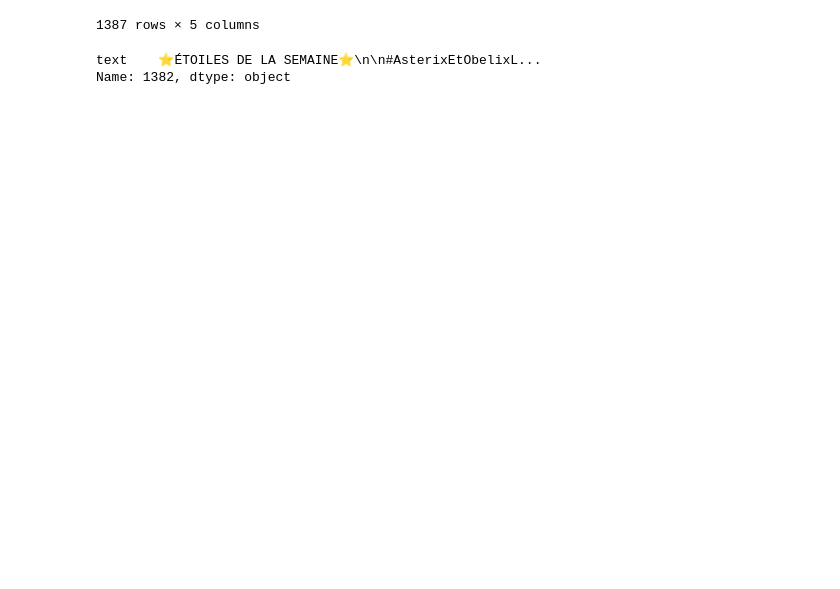
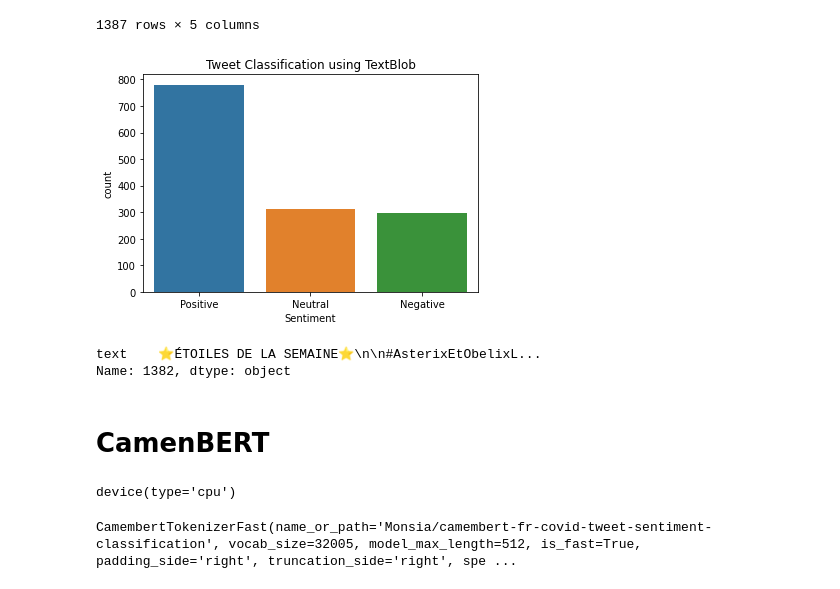
Before and after one commit to AlexisReve/Text_mining-Project, a Jupyter notebook: processing.ipynb, the cells around one changed output. Saved outputs shown, nothing was run; the diff lists cells and outputs as text; code cells hidden in the pictures; blank space fills up the shorter version.

Commit message:
Add Bert Model

```diff
--- a/processing.ipynb
+++ b/processing.ipynb
@@ -104,9 +108,17 @@ Running Sentimental Analysis
 | 1385 | 2023-02-01 | 1620782556986896384 | #Asterixetobelixlempiredumilieu j... | j'ai tenu 40 minutes devant cette... | Negative |
 | 1386 | 2023-02-01 | 1620781775365750784 | #AsterixEtObelixLEmpireDuMilieu\n... | !!! suite aux retours catastrophi... | Positive |
 1387 rows × 5 columns
+# %%
+ax = sns.countplot(x = df1["Sentiment"])
+ax.set_title("Tweet Classification using TextBlob")
+plt.show()
+# %% [output]
+[figure, added]
 # %%
 text = df1.loc[1382, ["text" ]]
 text
 # %% [output]
 text    ⭐️ÉTOILES DE LA SEMAINE⭐️\n\n#AsterixEtObelixL...
 Name: 1382, dtype: object
+# %% [markdown]
+# CamenBERT
@@ -112,0 +131,12 @@ Name: 1382, dtype: object
+# %%
+device = torch.device('cuda' if torch.cuda.is_available() else 'cpu')
+device
+# %% [output]
+device(type='cpu')
+# %%
+# Load the tokenizer
+
+tokenizer = AutoTokenizer.from_pretrained("Monsia/camembert-fr-covid-tweet-sentiment-classification")
+tokenizer
+# %% [output]
+CamembertTokenizerFast(name_or_path='Monsia/camembert-fr-covid-tweet-sentiment-classification', vocab_size=32005, model_max_length=512, is_fast=True, padding_side='right', truncation_side='right', spe ...
```
Also changed, not shown: parts of 12 cells of this notebook, 1 other file.
